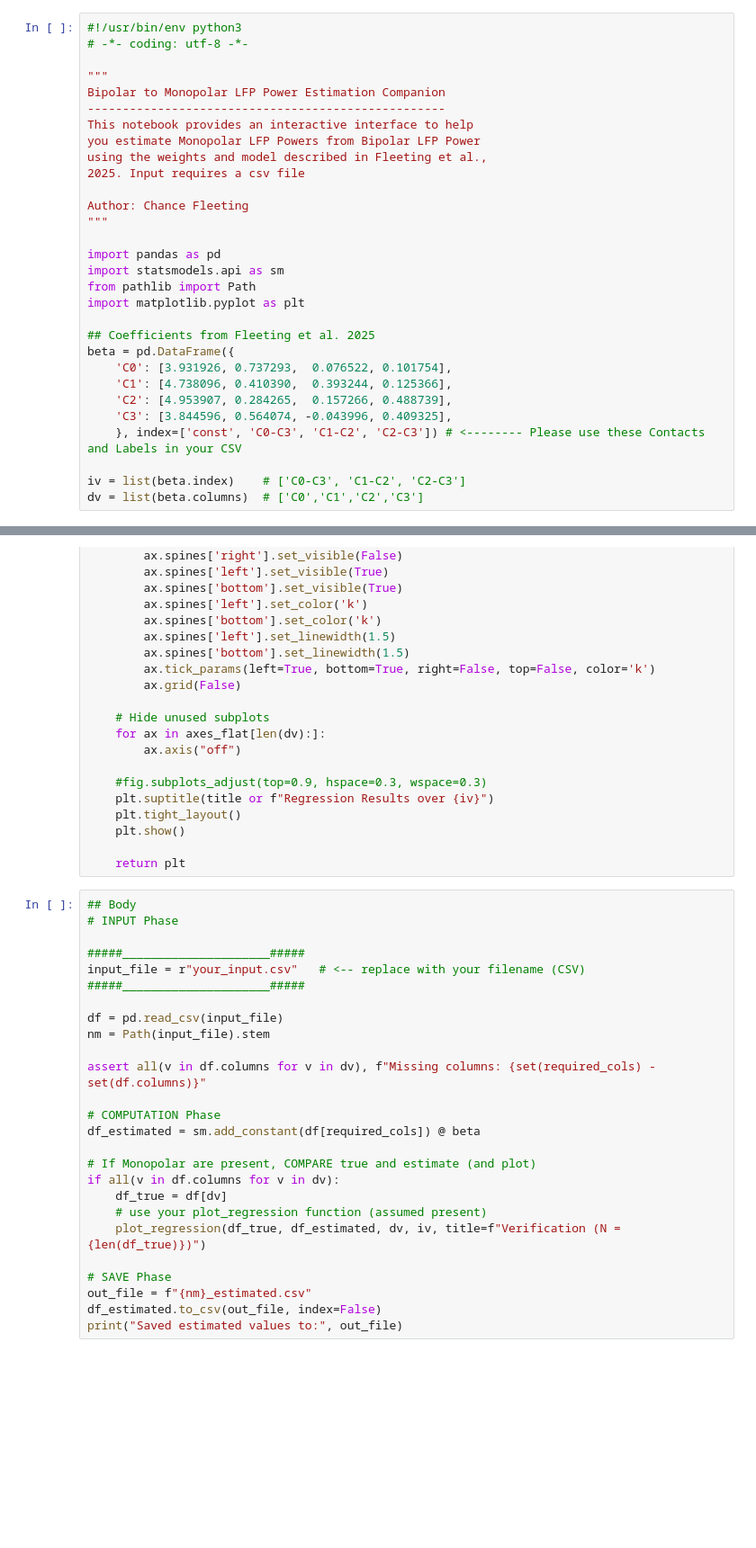
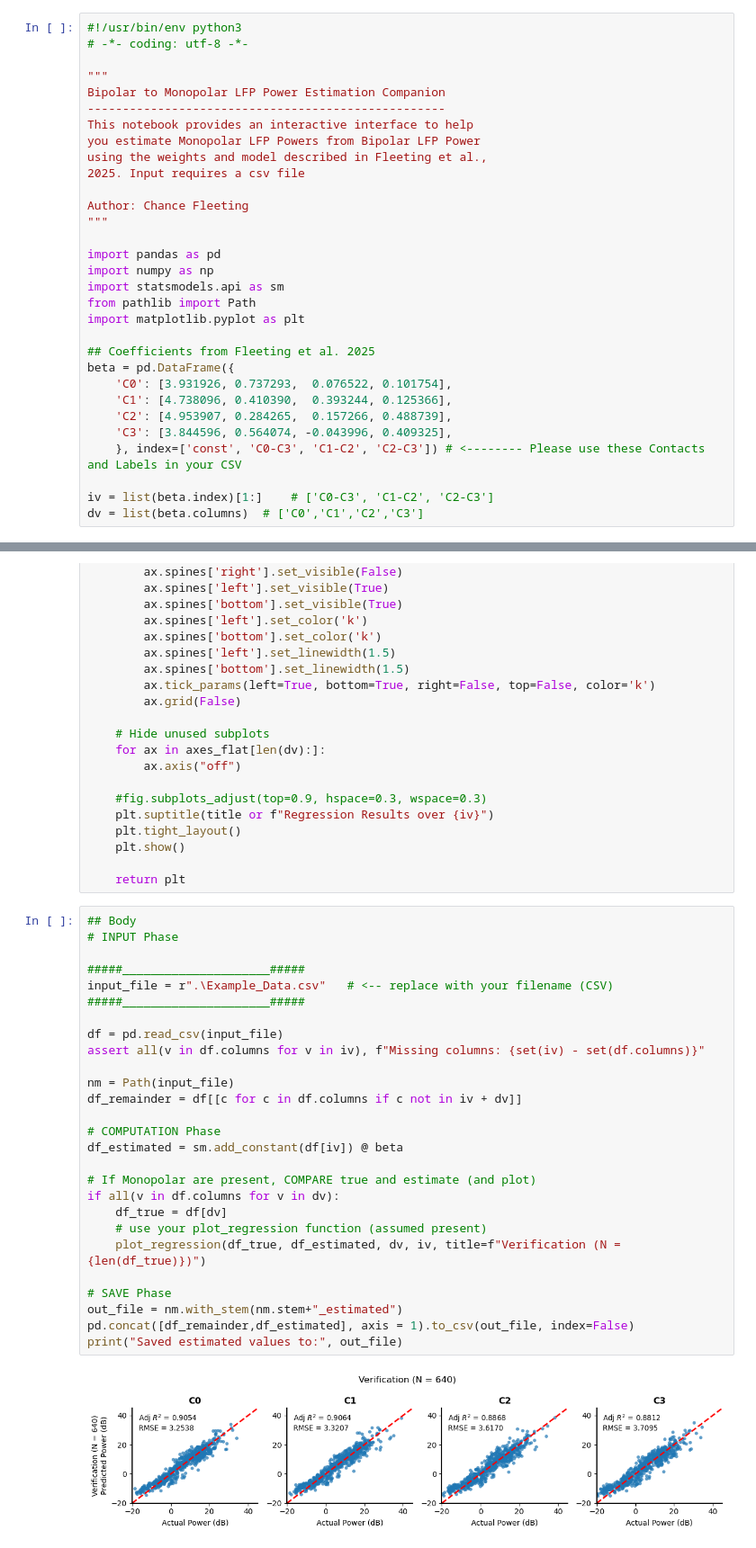
Before and after one commit to ChanceFleeting/Research, a Jupyter notebook: Bipolar2Monopolar/Fleeting_LFP_MonoPowerEstimate.ipynb, the cells around one changed output, grey strips where cells are left out. Shown: that part at 90% size. Cells and saved outputs as stored; diff of their text form; blank space fills up the shorter version.

```diff
--- a/Bipolar2Monopolar/Fleeting_LFP_MonoPowerEstimate.ipynb
+++ b/Bipolar2Monopolar/Fleeting_LFP_MonoPowerEstimate.ipynb
@@ -14,6 +14,7 @@ Author: Chance Fleeting
 """
 
 import pandas as pd
+import numpy as np
 import statsmodels.api as sm
 from pathlib import Path
 import matplotlib.pyplot as plt
@@ -26,7 +27,7 @@ beta = pd.DataFrame({
     'C3': [3.844596, 0.564074, -0.043996, 0.409325],
     }, index=['const', 'C0-C3', 'C1-C2', 'C2-C3']) # <-------- Please use these Contacts and Labels in your CSV
 
-iv = list(beta.index)    # ['C0-C3', 'C1-C2', 'C2-C3']
+iv = list(beta.index)[1:]    # ['C0-C3', 'C1-C2', 'C2-C3']
 dv = list(beta.columns)  # ['C0','C1','C2','C3']
 # %%
 ## Helper Functions
@@ -106,27 +107,29 @@ def plot_regression(df_true, df_estimated, dv, iv=None, title=None,
 # %%
 ## Body
 # INPUT Phase
 
 #####_____________________#####
-input_file = r"your_input.csv"   # <-- replace with your filename (CSV)
+input_file = r".\Example_Data.csv"   # <-- replace with your filename (CSV)
 #####_____________________#####
 
 df = pd.read_csv(input_file)
-nm = Path(input_file).stem
+assert all(v in df.columns for v in iv), f"Missing columns: {set(iv) - set(df.columns)}"
 
-assert all(v in df.columns for v in dv), f"Missing columns: {set(required_cols) - set(df.columns)}"
+nm = Path(input_file)
+df_remainder = df[[c for c in df.columns if c not in iv + dv]]
 
 # COMPUTATION Phase
-df_estimated = sm.add_constant(df[required_cols]) @ beta
+df_estimated = sm.add_constant(df[iv]) @ beta
 
 # If Monopolar are present, COMPARE true and estimate (and plot)
 if all(v in df.columns for v in dv):
     df_true = df[dv]
     # use your plot_regression function (assumed present)
     plot_regression(df_true, df_estimated, dv, iv, title=f"Verification (N = {len(df_true)})")
 
 # SAVE Phase
-out_file = f"{nm}_estimated.csv"
-df_estimated.to_csv(out_file, index=False)
+out_file = nm.with_stem(nm.stem+"_estimated")
+pd.concat([df_remainder,df_estimated], axis = 1).to_csv(out_file, index=False)
 print("Saved estimated values to:", out_file)
 # %% [output]
+[figure, added]
```
Also changed, not shown: parts of 1 cell of this notebook, 1 other file.
